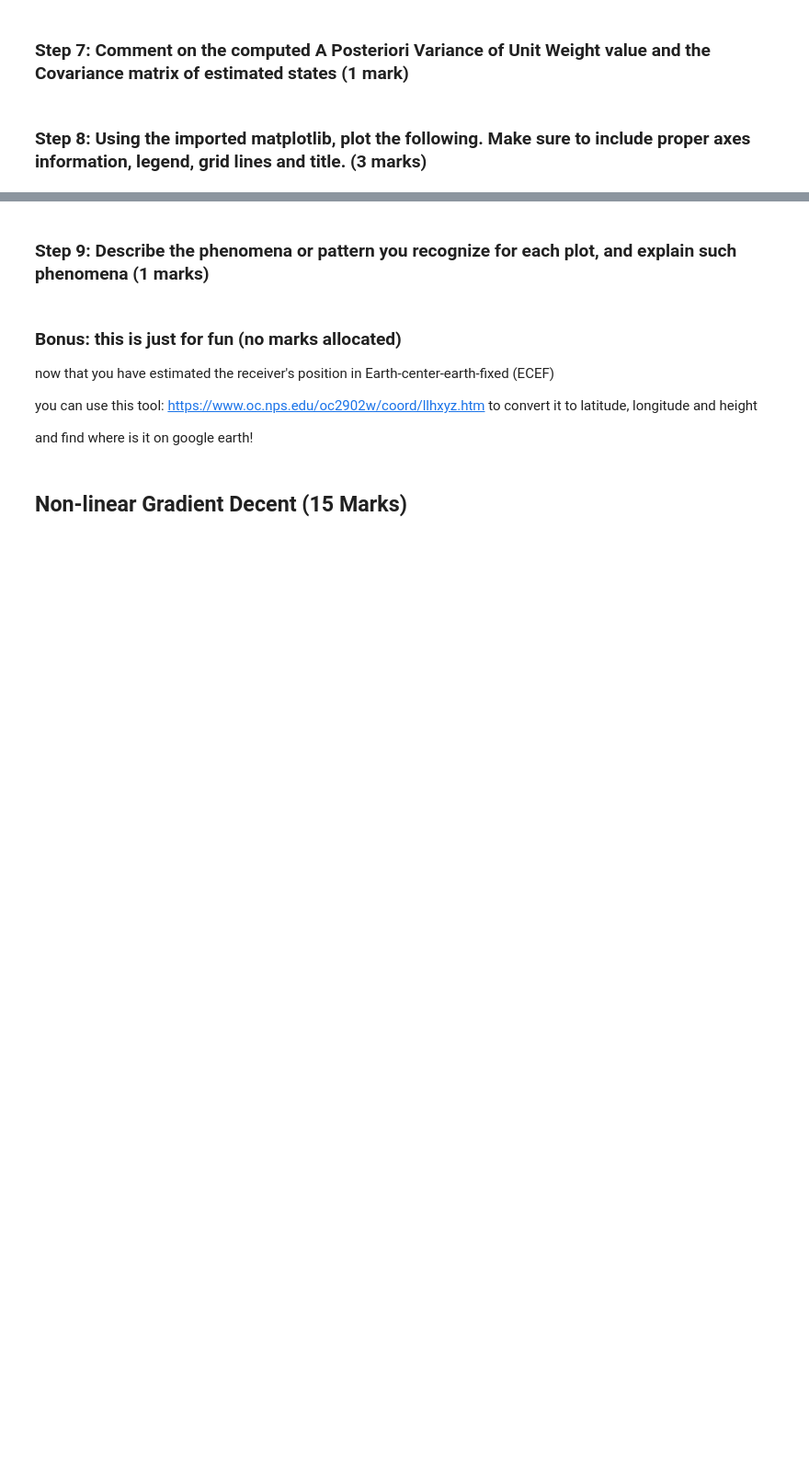
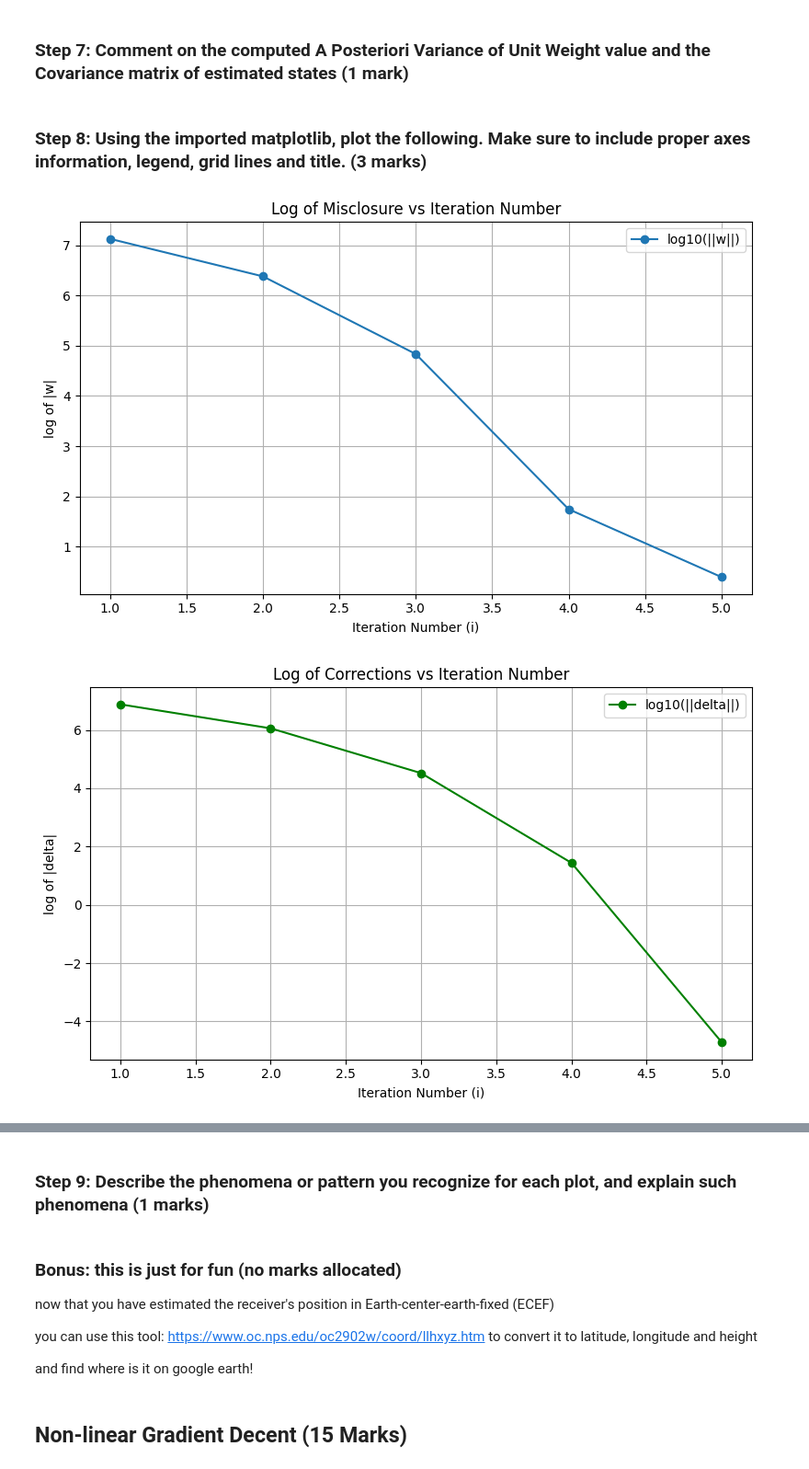
Before and after one commit to GlenaHussein/ENGG680_2025_Fall, a Jupyter notebook: Lab Assignment 2/Assignment2_upload.ipynb, the cells around one changed output, grey strips where cells are left out. Shown at 92% size. Saved outputs shown, nothing was run; the diff lists cells and outputs as text; code cells hidden in the pictures; blank space fills up the shorter version.

```diff
--- a/Lab Assignment 2/Assignment2_upload.ipynb
+++ b/Lab Assignment 2/Assignment2_upload.ipynb
@@ -66,8 +66,8 @@ df_pseudorange = pd.read_excel('pseudoranges.xlsx')
 df_sat_pos = pd.read_excel('satellite_position.xlsx')
 
 np.random.seed(42)  # For reproducible results
-pseudorange = df_pseudorange.to_numpy()
-sat_pos = df_sat_pos.to_numpy()
+pseudorange = df_pseudorange['P'].to_numpy()
+sat_pos = df_sat_pos.iloc[:, -3:].to_numpy()
 print(sat_pos)
 
 noise = np.random.uniform(0, 0.5, pseudorange.shape)
@@ -156,7 +155,7 @@ x_0 = [x1_0, x2_0, x3_0, x4_0] = [100.0, -50.0, 25.0, 1000.0]
 # %% [markdown]
 ### Step 3: initialize the corrections array as 10s, iteration loop counter i as zero and related arrays (1 mark)
 # %%
-delta = 10
+delta = np.ones(4)*10
 i = 0
 
 # given empty arrays to store results (no need to fill anything here)
@@ -364,0 +380,52 @@ Print:
+# %%
+arr_i = np.array(arr_i)
+arr_delta = np.array(arr_delta)
+arr_err_pos = np.array(arr_err_pos)
+arr_w = np.array(arr_w)
+
+
+# 1. Plot log of the misclosure w against the LSQ iteration number i
+# (1 marks)
+plt.figure(figsize=(8,5))
+w_norm = [np.linalg.norm(w_i) for w_i in arr_w]   # norm of w at each iteration
+plt.plot(arr_i, np.log10(w_norm), marker='o', label='log10(||w||)')
+
+plt.title('Log of Misclosure vs Iteration Number')
+plt.xlabel('Iteration Number (i)')
+plt.ylabel('log of |w|')
+plt.grid(True)
+plt.legend()
+plt.tight_layout()
+plt.show()
+
+
+# 2. Plot log of the corrections delta against the LSQ iteration number i
+# (1 marks)
+plt.figure(figsize=(8,5))
+delta_norm = [np.linalg.norm(d_i[:3]) for d_i in arr_delta]   # only xyz corrections
+plt.plot(arr_i, np.log10(delta_norm), marker='o', color='green', label='log10(||delta||)')
+
+plt.title('Log of Corrections vs Iteration Number')
+plt.xlabel('Iteration Number (i)')
+plt.ylabel('log of |delta|')
+plt.grid(True)
+plt.legend()
+plt.tight_layout()
+plt.show()
+
+
+# 3. Plot log of the 3D position errors against the LSQ iteration number i
+# (1 marks)
+plt.figure(figsize=(8,5))
+plt.plot(arr_i, np.log10(arr_err_pos), marker='o', color='red', label='log10(position error)')
+
+plt.title('Log of 3D Position Error vs Iteration Number')
+plt.xlabel('Iteration Number (i)')
+plt.ylabel('log of 3D position error')
+plt.grid(True)
+plt.legend()
+plt.tight_layout()
+plt.show()
+# %% [output]
+[figure, added]
+[figure, added]
```
Also changed, not shown: parts of 24 cells of this notebook.
